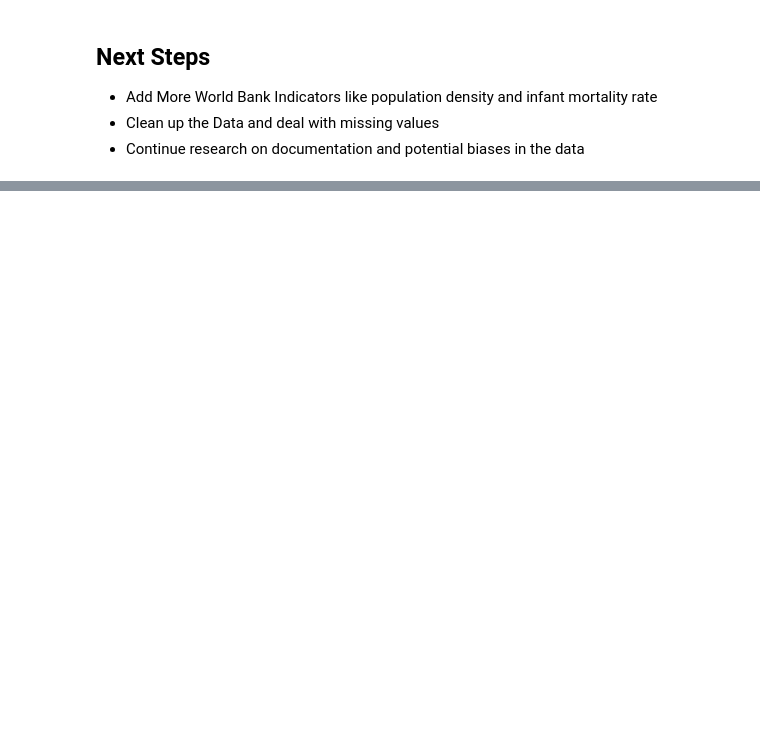
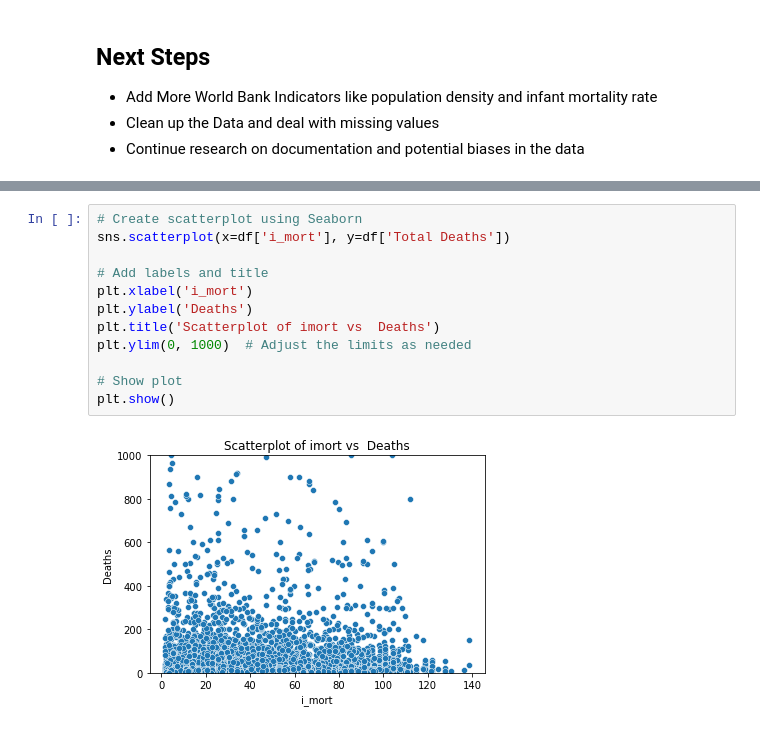
Before and after one commit to harrissamuel/24Spr_-S-Harris-_-disasters-, a Jupyter notebook: Sample_Capstone/code/data_loading/load_data.ipynb, the cells around one changed output, grey strips where cells are left out. Cells and saved outputs as stored; diff of their text form; blank space fills up the shorter version.

```diff
--- a/Sample_Capstone/code/data_loading/load_data.ipynb
+++ b/Sample_Capstone/code/data_loading/load_data.ipynb
@@ -365,0 +470,14 @@ df
+# %%
+# Create scatterplot using Seaborn
+sns.scatterplot(x=df['i_mort'], y=df['Total Deaths'])
+
+# Add labels and title
+plt.xlabel('i_mort')
+plt.ylabel('Deaths')
+plt.title('Scatterplot of imort vs  Deaths')
+plt.ylim(0, 1000)  # Adjust the limits as needed
+
+# Show plot
+plt.show()
+# %% [output]
+[figure, added]
```
Also changed, not shown: parts of 22 cells of this notebook, 2 other files.
